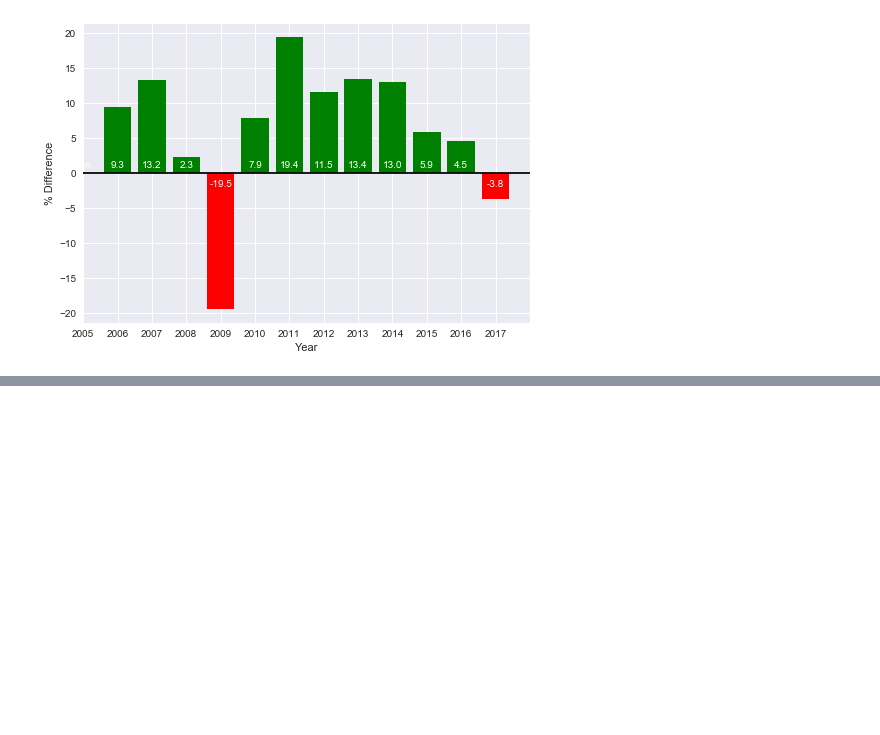
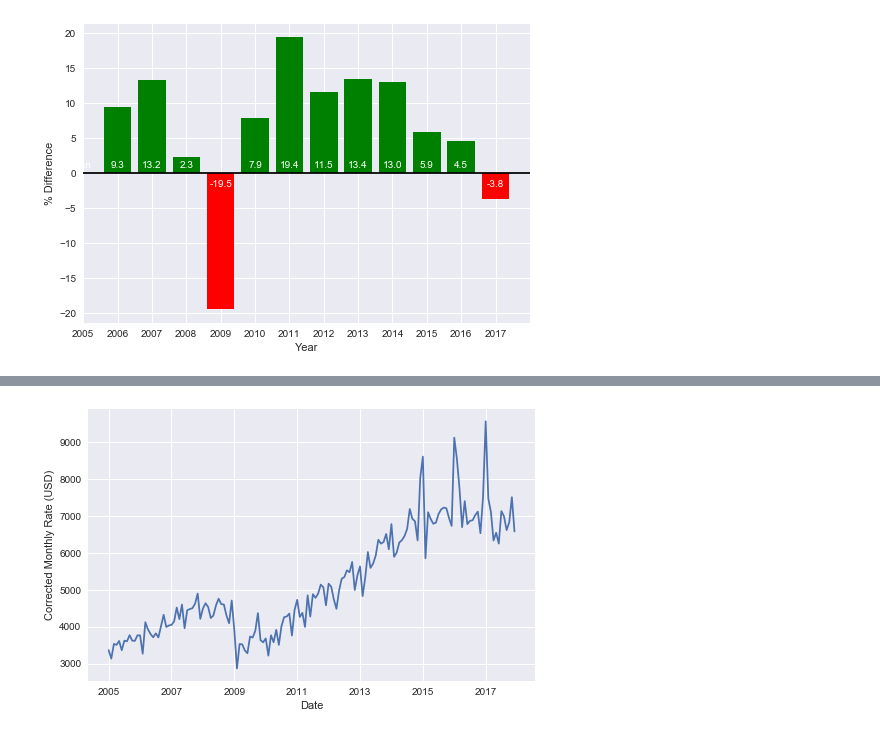
Before and after one commit to rochiecuevas/shared_accommodations, a Jupyter notebook: hotel_rate_visualisation.ipynb, the cells around one changed output, grey strips where cells are left out. Drawn from its saved outputs; the diff is of its cells as text; code cells hidden in the pictures; blank space fills up the shorter version.

Commit message:
graphs for hotel trends finished

```diff
--- a/hotel_rate_visualisation.ipynb
+++ b/hotel_rate_visualisation.ipynb
@@ -76,0 +92,5 @@ plt.show()
+# %%
+# Sort values by date
+mon_rate_df.sort_values("Date", inplace = True)
+mon_rate_df = mon_rate_df.reset_index(drop = True)
+mon_rate_df.head()
@@ -76,0 +104,6 @@ plt.show()
+# %%
+# Exclude data from 2004 and 2018
+inc_str = [str(year) for year in inc] # pass the years as string (because the date is in string form)
+
+mon_rate_df = mon_rate_df.loc[~mon_rate_df["Date"].str.contains("|".join(inc_str))] # get the data from 2005–2017
+mon_rate_df.head()
@@ -76,0 +117,5 @@ plt.show()
+# %%
+# Select Date and Corrected Monthly Rate for plotting
+mon_rate_df2 = mon_rate_df[["Date", "Corrected Monthly Rate"]]
+mon_rate_df2 = mon_rate_df2.set_index("Date")
+mon_rate_df2.head()
@@ -76,0 +130,16 @@ plt.show()
+# %%
+# Data is in monthly periods so set period to monthly
+mon_rate_df2["Corrected Monthly Rate"].index = pd.to_datetime(mon_rate_df2["Corrected Monthly Rate"].index)
+    # string converted to datetime format
+
+mon_rate_df2.index = mon_rate_df2["Corrected Monthly Rate"].to_period(freq = "M").index
+    # convert time stamps to time periods
+# %%
+# Plot time series for corrected monthly rate
+time_series01 = mon_rate_df2.plot.line(figsize = (8,5), legend = False)
+time_series01.set_ylabel("Corrected Monthly Rate (USD)")
+
+# Save image
+plt.savefig("Images/hotel_timeseries01.svg")
+# %% [output]
+[figure, added]
```
Also changed, not shown: parts of 9 cells of this notebook, 3 other files.
